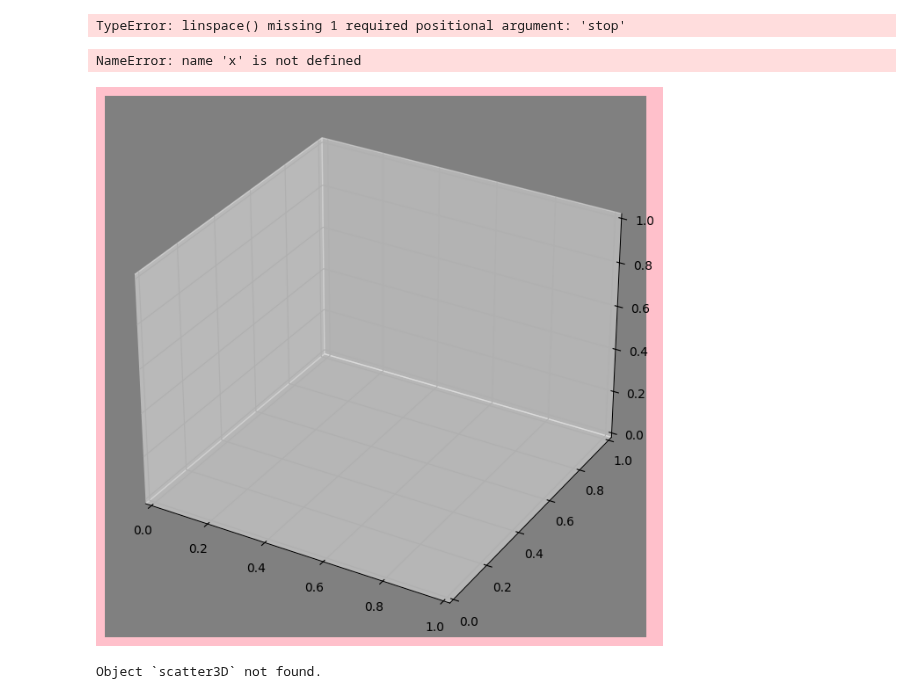
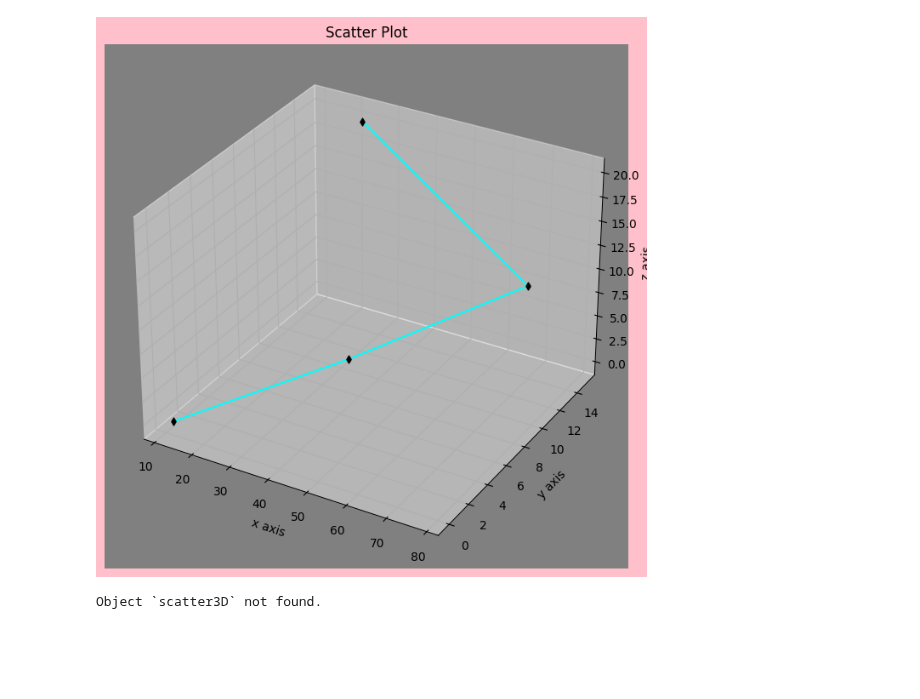
Before and after one commit to Rudra18GTHB/Codes, a Jupyter notebook: Visualization/Data Visualization/Exp10.ipynb, the cells around one changed output. Saved outputs shown, nothing was run; the diff lists cells and outputs as text; code cells hidden in the pictures; blank space fills up the shorter version.

```diff
--- a/Visualization/Data Visualization/Exp10.ipynb
+++ b/Visualization/Data Visualization/Exp10.ipynb
@@ -5,24 +5,21 @@ import numpy as np
 # %%
 x=np.array([12,45,78,23])
 y=np.arange(0,20,5)
-z=np.linspace((0,10,4),dtype=int)
-z
+z=np.linspace(0,20,4,dtype=int)
-# %% [output]
-TypeError: linspace() missing 1 required positional argument: 'stop'
 # %%
 fig=plt.figure(figsize=(12,8),facecolor="pink")
 ax=plt.axes(projection="3d")
 ax.set_facecolor("Gray")
-ax.scatter3D(x,y,z, color="black", marker="*",depthshade=False)
+ax.scatter3D(x,y,z, color="black", marker="d",depthshade=False)
 ax.set_xlabel("x axis")
 ax.set_ylabel("y axis")
 ax.set_zlabel("z axis")
-ax.view_init(180,0)
-ax.title("Scatter Plot")
-ax.plot3D(x,y,z)
+#ax.view_init(45,0)
+ax.set_title("Scatter Plot")
+ax.plot3D(x,y,z, color="cyan")
+fig.show()
 # %% [output]
-NameError: name 'x' is not defined
-[figure, old version]
+[figure, new version]
 # %%
 scatter3D?
 # %% [output]
```
